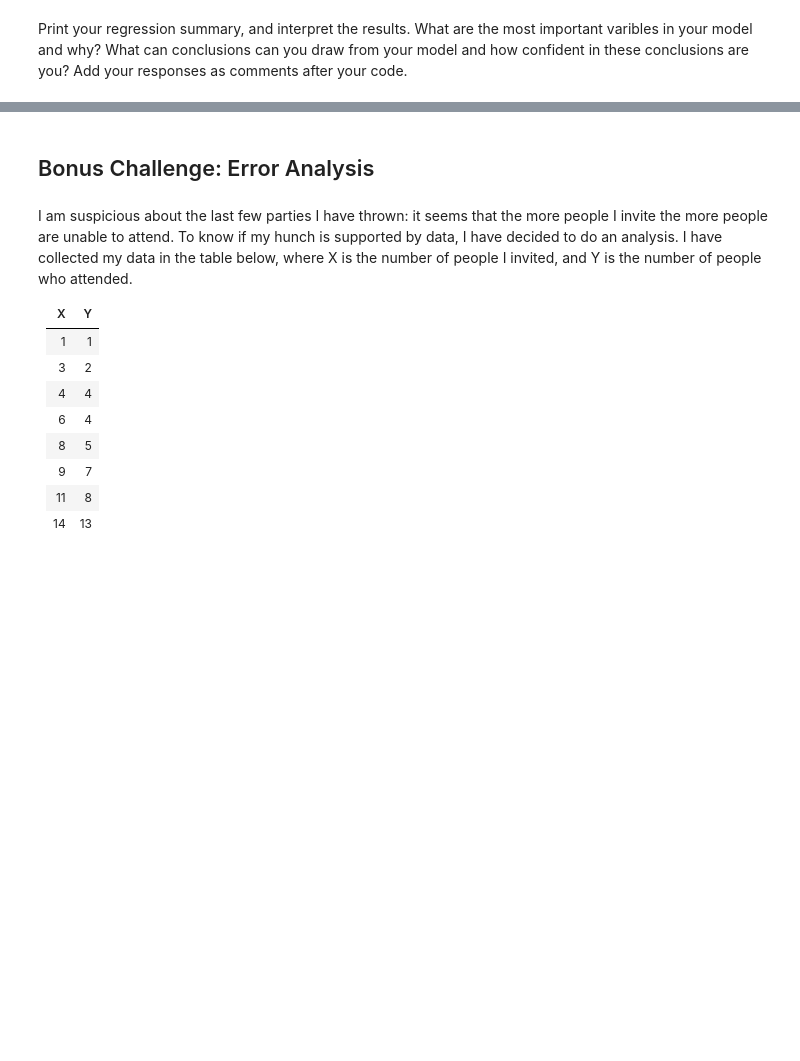
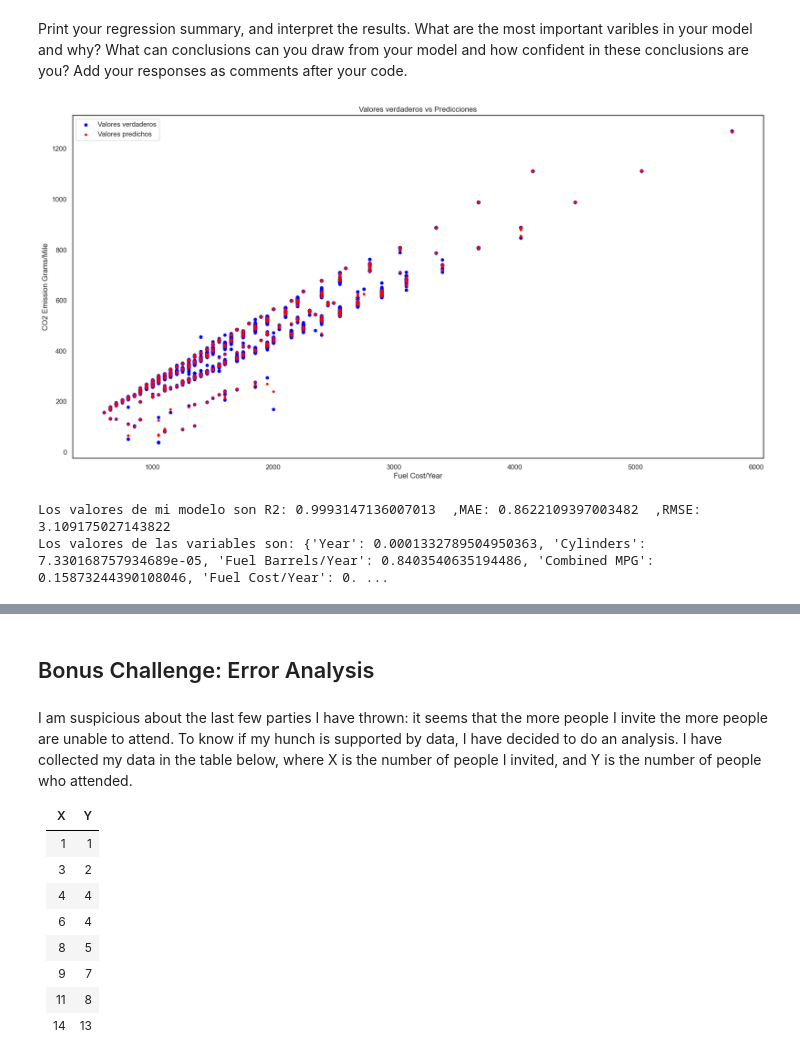
Before and after one commit to Ironhack-Data-Madrid-Octubre-2023/7.3-lab_regression_analysis, a Jupyter notebook: your-code.ipynb, the cells around one changed output, grey strips where cells are left out. Cells and saved outputs as stored; diff of their text form; code cells hidden in the pictures; blank space fills up the shorter version.

```diff
--- a/your-code.ipynb
+++ b/your-code.ipynb
@@ -100,0 +197,9 @@ Build a regression model for this data. What type of regression are you using? A
+# %%
+from sklearn.model_selection import train_test_split as tts
+
+
+X_train, X_test, y_train, y_test = tts(X, y,
+                                       train_size=0.8,
+                                       test_size=0.2,
+                                       random_state=42
+                                      )
@@ -104,0 +220,33 @@ Print your regression summary, and interpret the results. What are the most impo
+# %%
+#quiero ver los valores presichos frente a los reales
+
+y_pred = rfr.predict(X)
+
+plt.figure(figsize=(20, 10))
+
+plt.scatter(data['Fuel Cost/Year'],data['CO2 Emission Grams/Mile'], color='blue',s=20, label='Valores verdaderos')
+plt.scatter(data['Fuel Cost/Year'],y_pred, color='red',s=10,alpha=1, label='Valores predichos')
+
+plt.xlabel('Fuel Cost/Year')
+plt.ylabel('CO2 Emission Grams/Mile')
+plt.title('Valores verdaderos vs Predicciones')
+plt.legend()
+plt.show();
+# %% [output]
+[figure, added]
+# %%
+# RFR no tiene summary pero puedo ver los valores por partes.
+
+y_pred = rfr.predict(X_test)
+
+from sklearn import metrics
+
+r2 = rfr.score(X_test, y_test)
+mae = metrics.mean_absolute_error(y_test, y_pred)
+rmse = np.sqrt(metrics.mean_squared_error(y_test, y_pred))
+
+print('Los valores de mi modelo son R2:',r2,' ,MAE:',mae,' ,RMSE:',rmse)
+print('Los valores de las variables son:',dict(zip(X.columns,rfr.feature_importances_)))
+# %% [output]
+Los valores de mi modelo son R2: 0.9993147136007013  ,MAE: 0.8622109397003482  ,RMSE: 3.109175027143822
+Los valores de las variables son: {'Year': 0.0001332789504950363, 'Cylinders': 7.330168757934689e-05, 'Fuel Barrels/Year': 0.8403540635194486, 'Combined MPG': 0.15873244390108046, 'Fuel Cost/Year': 0. ...
```
Also changed, not shown: parts of 17 cells of this notebook.
